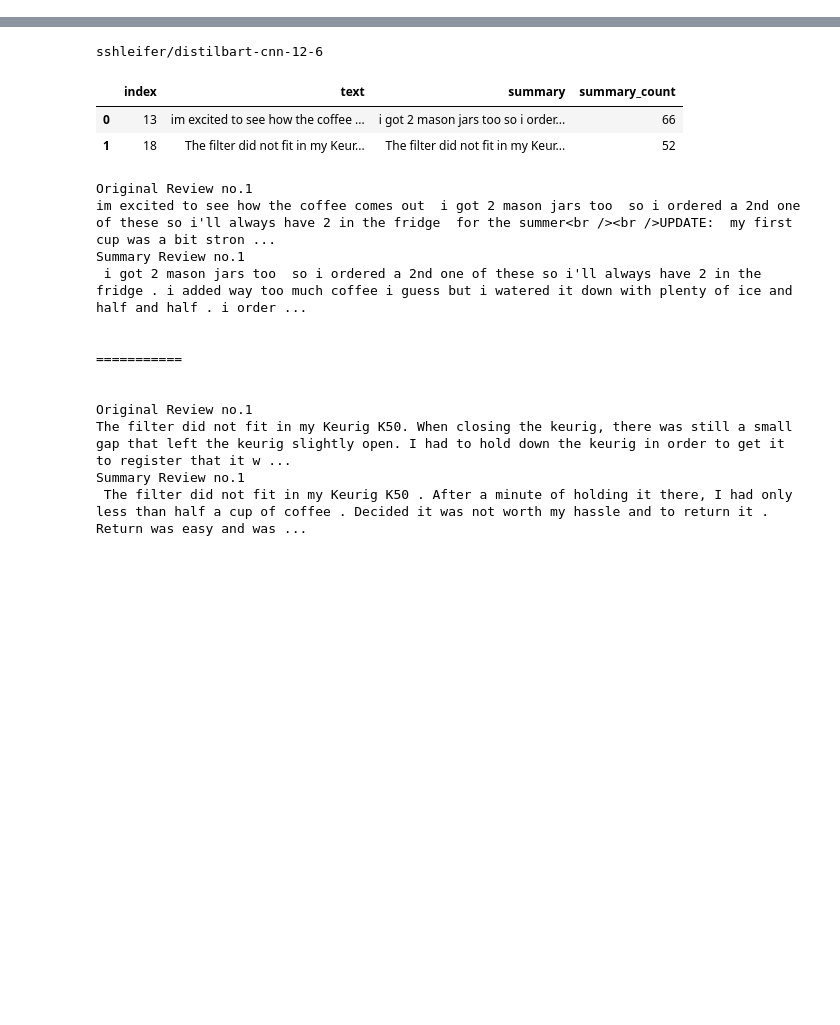
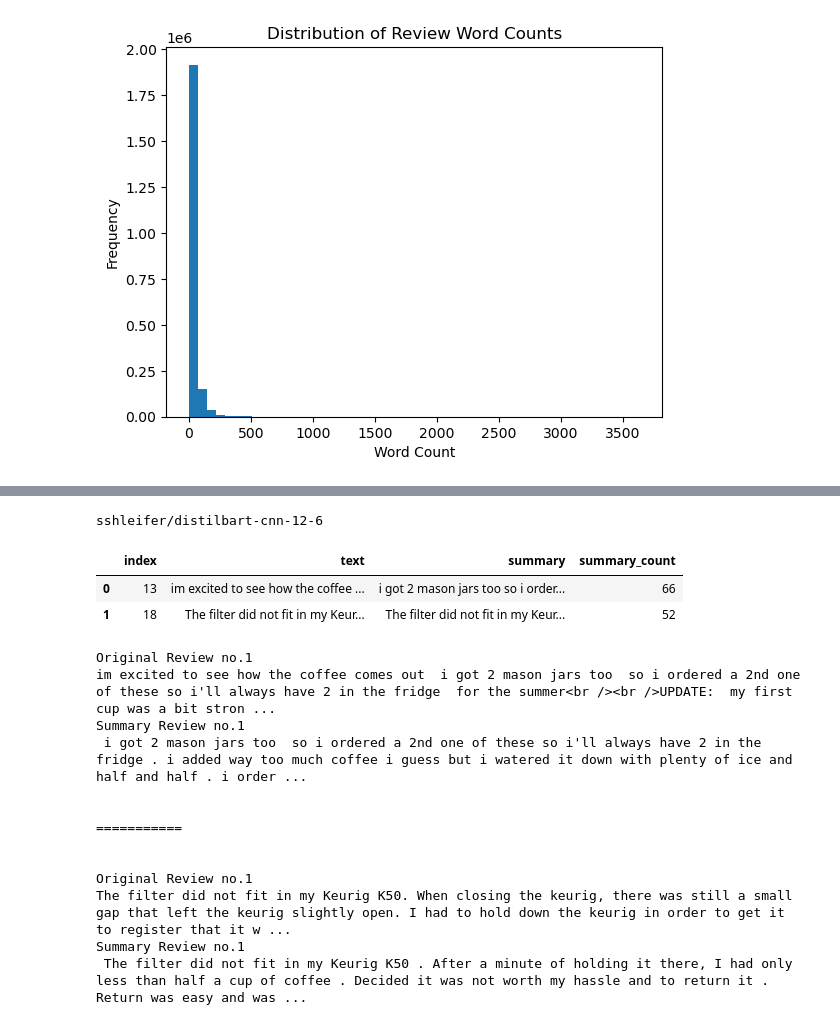
Before and after one commit to Currybon30/COMP262-NLP, a Jupyter notebook: LLM_distilbert.ipynb, the cells around one changed output, grey strips where cells are left out. Saved outputs shown, nothing was run; the diff lists cells and outputs as text; code cells hidden in the pictures; blank space fills up the shorter version.

```diff
--- a/LLM_distilbert.ipynb
+++ b/LLM_distilbert.ipynb
@@ -25,3 +25,21 @@ def getDF(path):
   return pd.DataFrame.from_dict(df, orient='index')
 
 df = getDF('Appliances.jsonl.gz')
+# %%
+# Function to count words in a review
+def count_words(text):
+    return len(str(text).split())
+# Create a 'count' column for all reviews
+df['count'] = df['text'].apply(count_words)
+
+# Plot the distribution of review word counts
+plt.hist(df['count'], bins=50)  # You can adjust the number of bins as needed
+plt.title("Distribution of Review Word Counts")
+plt.xlabel("Word Count")
+plt.ylabel("Frequency")
+plt.show()
+
+# Large Peak at Zero or Small Word Count: The histogram has a large peak at or near the left side, indicating that most of the reviews are relatively short (e.g., under 100 words).
+# Small Number of Longer Reviews: Beyond the peak, there are fewer reviews with higher word counts (such as 500 or more words), which is typical for datasets where most reviews are short.
+# %% [output]
+[figure, added]
```
Also changed, not shown: parts of 4 cells of this notebook.
